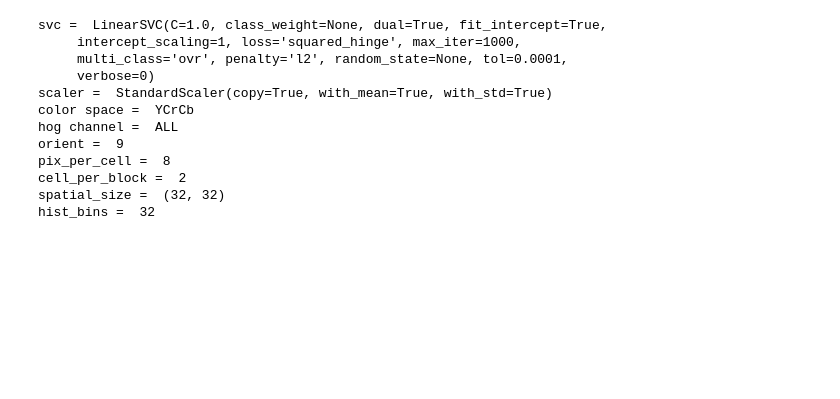
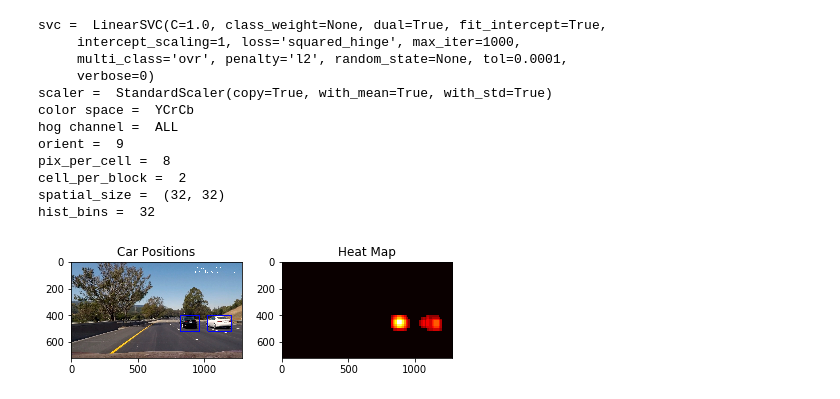
Before and after one commit to smoort/CarND-Vehicle-Detection, a Jupyter notebook: TrackVehicle.ipynb, the cells around one changed output. Saved outputs shown, nothing was run; the diff lists cells and outputs as text; code cells hidden in the pictures; blank space fills up the shorter version.

Commit message:
working copy

```diff
--- a/TrackVehicle.ipynb
+++ b/TrackVehicle.ipynb
@@ -228,6 +228,7 @@ class car_tracker():
         self.frame_number = None
         self.cars_located = None
         self.detected_car_positions = None
+        self.heat = []
 # %% [markdown]
 ### Load the classifier and feature extraction parameters from the pickle file
 # %%
@@ -347,7 +348,7 @@ def detection_pipeline(img):
     ystop = 656
     scale_list = [1, 1.5, 2, 2.5]
     bboxes = []
-    heat_threshold = 4
+    heat_threshold = 3
     global track
 
     for scale in scale_list:
@@ -365,6 +366,17 @@ def detection_pipeline(img):
 
     # Add heat to each box in box list
     heat = add_heat(heat,bboxes)
+    heat_holder = np.copy(heat)
+
+    i = 1
+    # Smoothen the heat over the last n frames
+    for prev_frame in tracker[::-1]:
+        heat = heat + prev_frame.heat
+        if i == 3:
+            heat = heat / i
+            break
+        i += 1
+    track.heat = heat_holder
     """
     # Add heat weight for zone around previous detections
     for pos in tracker[-1].detected_car_positions:
@@ -381,7 +393,7 @@ def detection_pipeline(img):
         for x in range(min_x, max_x):
             for y in range (min_y, max_y):
                 if 0 < heat[y,x] < heat_threshold:
-                    heat[y,x] += 1
+                    heat[y,x] += 4
     """
 #    print("box details = ", tracker[-1].detected_car_positions[0])
     # Apply threshold to help remove false positives
@@ -401,29 +413,33 @@ def detection_pipeline(img):
 
     return draw_img, heatmap
 # %%
+image = cv2.imread('test_images\\test6*.jpg')
 tracker = []
 track = car_tracker()
 track.frame_number = 1
 track.cars_located = 0
 track.detected_car_positions = []
+track.heat = np.zeros_like(image).astype(np.float)
 tracker.append(track)
 
 test_images = glob.glob('test_images\\test6*.jpg')
 for img in test_images:
     img = cv2.imread(img)
     img = cv2.cvtColor(img, cv2.COLOR_BGR2RGB)
     draw_img, heatmap = detection_pipeline(img)
     fig = plt.figure()
     plt.subplot(121)
     plt.imshow(draw_img)
     plt.title('Car Positions')
     plt.subplot(122)
     plt.imshow(heatmap, cmap='hot')
     plt.title('Heat Map')
     fig.tight_layout()
     plt.show()
     draw_img = cv2.cvtColor(draw_img, cv2.COLOR_RGB2BGR)
     cv2.imwrite("marked_img.jpg",draw_img)
+# %% [output]
+[figure, added]
 # %%
 # Import everything needed to edit/save/watch video clips
 from moviepy.editor import VideoFileClip
```
Also changed, not shown: parts of 1 cell of this notebook.
